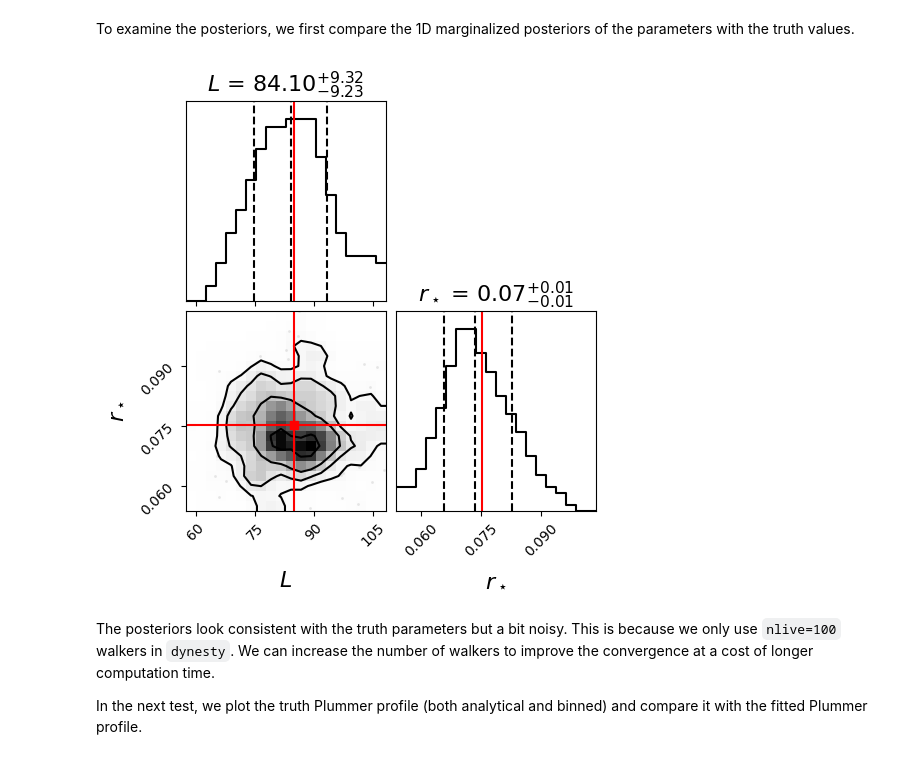
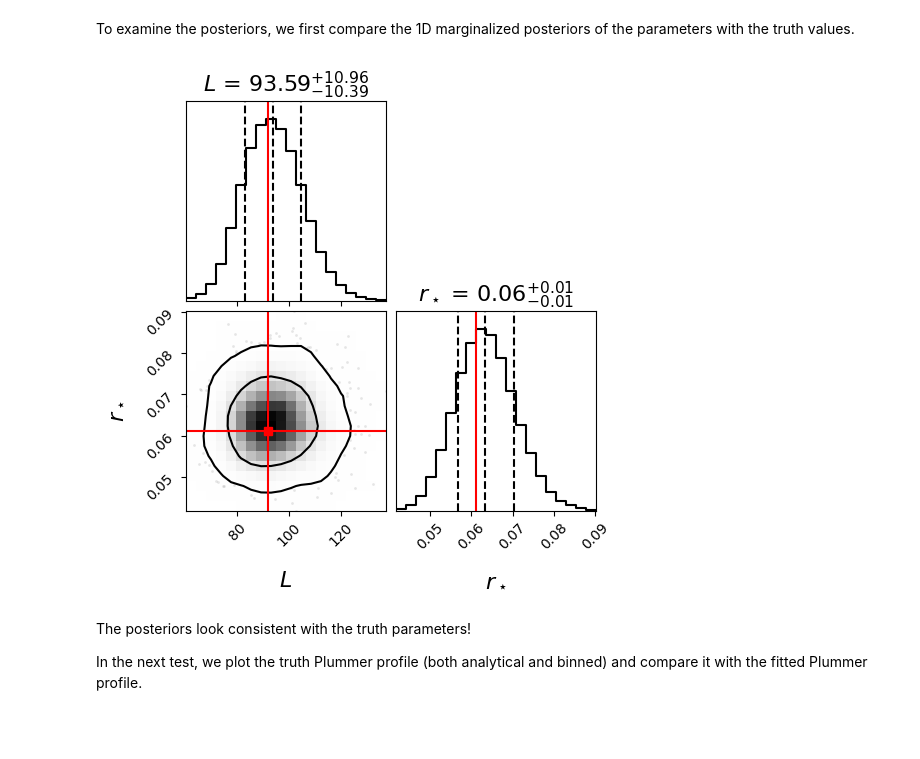
Before and after one commit to trivnguyen/JeansGNN, a Jupyter notebook: tutorials/example_binned_jeans.ipynb, the cells around one changed output. Saved outputs shown, nothing was run; the diff lists cells and outputs as text; code cells hidden in the pictures; blank space fills up the shorter version.

Commit message:
add tutorial for binned jeans analysis

```diff
--- a/tutorials/example_binned_jeans.ipynb
+++ b/tutorials/example_binned_jeans.ipynb
@@ -30,13 +30,15 @@ Note that unlike the GNN-based inference in `jgnn.gnn`, the Jeans analysis is mo
 # Read the example datasets and pick the first galaxy (though any galaxy will work)
 dataset_path = 'data/example_data.hdf5'
 node_features, graph_features, headers = jgnn.utils.dataset.read_graph_dataset(
-    dataset_path, features_list=['pos', 'vel', 'labels'])
+    dataset_path, features_list=['pos', 'vel', 'vel_error', 'labels'])
 
 # Pick the first galaxy
-pos = node_features['pos'][0]
-vel = node_features['vel'][0]
+pos = node_features['pos'][1]
+vel = node_features['vel'][1]
+vel_error = node_features['vel_error'][1]
+data = {'pos': pos, 'vel': vel, 'vel_error': vel_error}
 truth_parameters = {
-    k: v for k, v in zip(headers['labels_order'], graph_features['labels'][0])}
+    k: v for k, v in zip(headers['labels_order'], graph_features['labels'][1])}
 
 # Print out the truth parameters and the node features of the first 10 stars
 print('True parameters:')
@@ -126,22 +128,15 @@ priors = bilby.core.prior.PriorDict()
 priors["L"] = bilby.core.prior.LogUniform(1e-2, 1e5, "L")
 priors["r_star"] = bilby.core.prior.LogUniform(1e-3, 1e3, "r_star")
 
-# calculate the projected radii
-radius2d = np.linalg.norm(pos, axis=1)
-
 # Define the light profile model
-lp_model = jgnn.jeans.binned_jeans.BinnedLPModel(
-    jgnn.jeans.density_profiles.Plummer, radius2d, priors)
+lp_model = jgnn.jeans.binned_lp_model.BinnedLPModel(
+    jgnn.jeans.density_profiles.Plummer, data, priors)
 # %% [markdown]
 We will run the fit using `bilby` and `dynesty`
 # %%
 # run sampler
-results = lp_model.run_sampler(
-    sampler="dynesty", npoints=100, sample='auto', npool=1, dlogz=0.1,
+lp_model.run_sampler(
+    sampler="dynesty", npoints=1000, sample='auto', npool=1, dlogz=0.1,
     label="lp", outdir='example_binned_jeans', resume=False
 )
-
-# note that we can also read in results using bilby.core.result.read_in_result
-# results = bilby.core.result.read_in_result(
-#     label="lp", outdir='example_binned_jeans')
 # %% [output]
@@ -171,25 +158,26 @@ ln_bayes_factor:    nan +/-  0.305
 To examine the posteriors, we first compare the 1D marginalized posteriors of the parameters with the truth values.
 # %%
 # get posterior samples
-samples = results.posterior[['L', 'r_star']].to_numpy()
+samples = lp_model.result.posterior[['L', 'r_star']].to_numpy()
 
 # set truth values, note that L is roughly equal to the number of stars
 truths = (len(pos),  10**truth_parameters['stellar_log_r_star'])
 
 plot_args = dict(
     truth_color='red', truth_alpha=0.5, truth_kwargs={'linewidth': 2},
     label_kwargs={'fontsize': 16}, title_kwargs={'fontsize': 16},
     show_titles=True, labels=[r'$L$', r'$r_\star$'],
-    level=[0.68, 0.95], smooth=1.0, smooth1d=1.0, quantiles=[0.16, 0.5, 0.84],
+    levels=[0.68, 0.95], smooth=1.0, smooth1d=1.0, quantiles=[0.16, 0.5, 0.84],
 )
 
 fig = corner.corner(
     samples, truths=truths, **plot_args
 )
 # %% [output]
-[figure, old version]
+[figure, new version]
 # %% [markdown]
-The posteriors look consistent with the truth parameters but a bit noisy. This is because we only use `nlive=100` walkers in `dynesty`. We can increase the number of walkers to improve the convergence at a cost of longer computation time.
+The posteriors look consistent with the truth parameters!
+<!-- but a bit noisy. This is because we only use `nlive=100` walkers in `dynesty`. We can increase the number of walkers to improve the convergence at a cost of longer computation time. -->
 
 In the next test, we plot the truth Plummer profile (both analytical and binned) and compare it with the fitted Plummer profile.
 # %%
```
Also changed, not shown: parts of 13 cells of this notebook.
